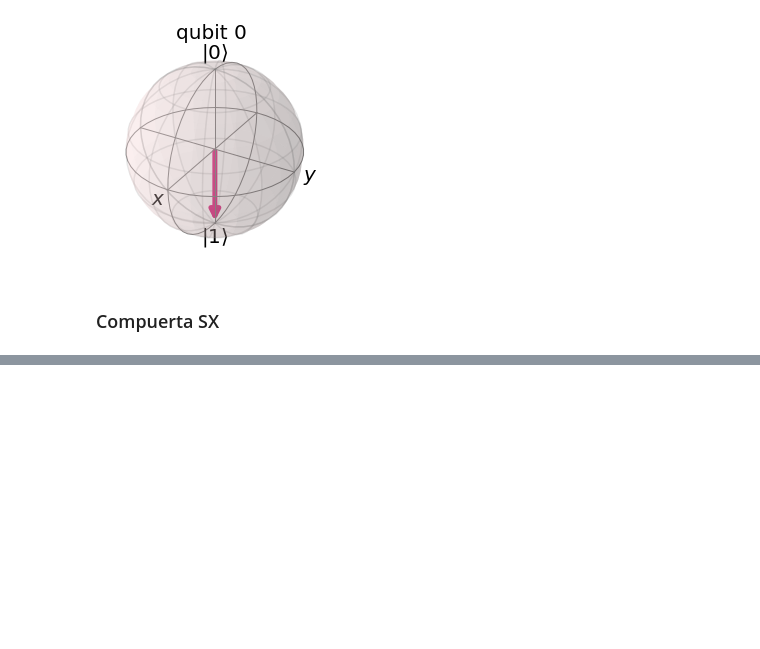
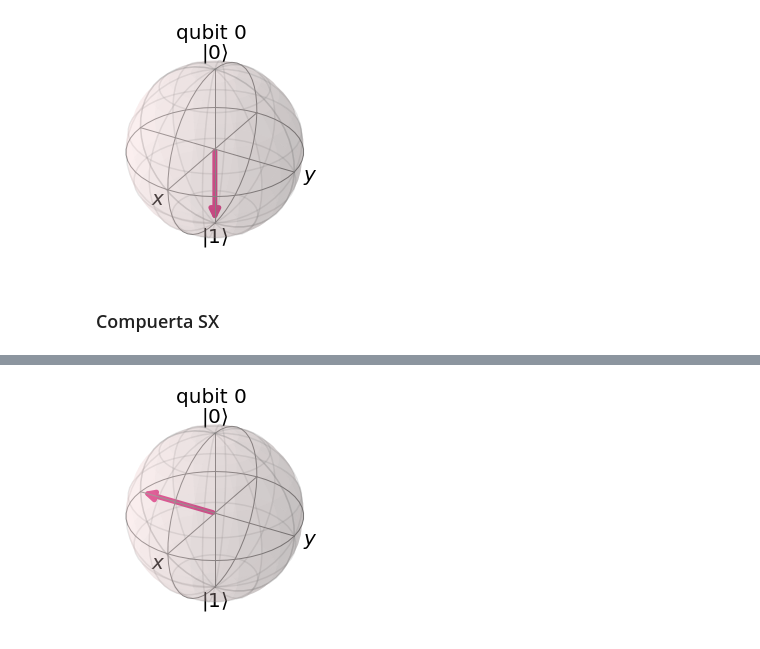
Before and after one commit to abdielgv162/Quantum_Computing, a Jupyter notebook: IBM_Quantum_Challenge_2021/Ejercicio_1_Compuerta_Toffoli.ipynb, the cells around one changed output, grey strips where cells are left out. Saved outputs shown, nothing was run; the diff lists cells and outputs as text; code cells hidden in the pictures; blank space fills up the shorter version.

```diff
--- a/IBM_Quantum_Challenge_2021/Ejercicio_1_Compuerta_Toffoli.ipynb
+++ b/IBM_Quantum_Challenge_2021/Ejercicio_1_Compuerta_Toffoli.ipynb
@@ -95,0 +111,6 @@ plot_bloch_multivector(result)
+# %%
+backend = Aer.get_backend('statevector_simulator')
+result = execute(sx_gate , backend).result().get_statevector()
+plot_bloch_multivector(result)
+# %% [output]
+[figure, added]
```
Also changed, not shown: parts of 121 cells of this notebook.
